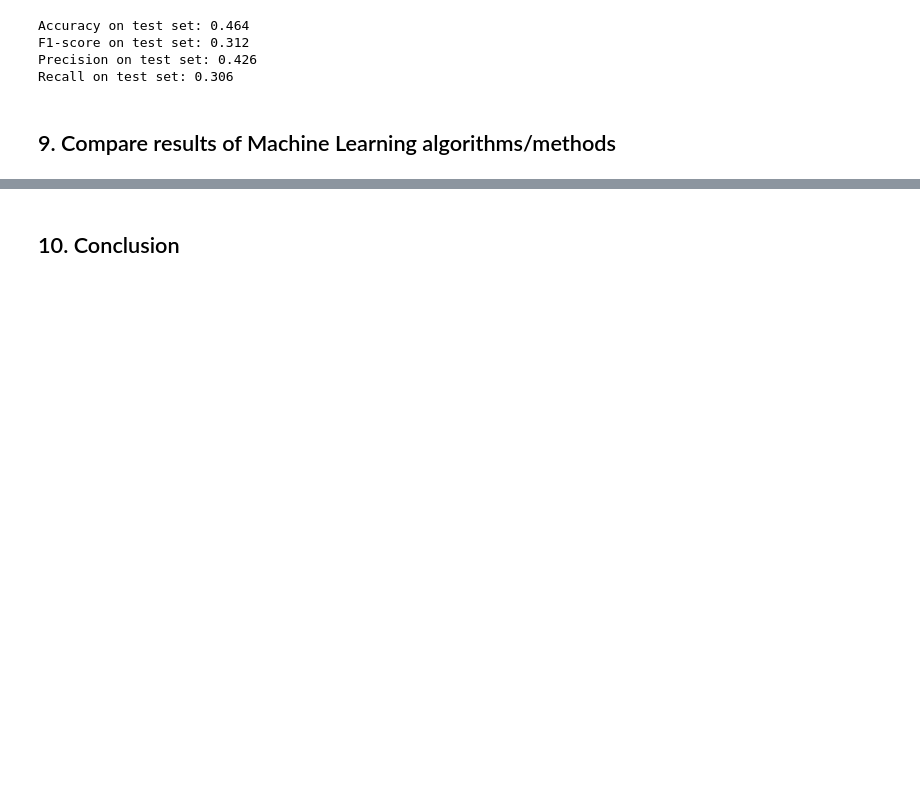
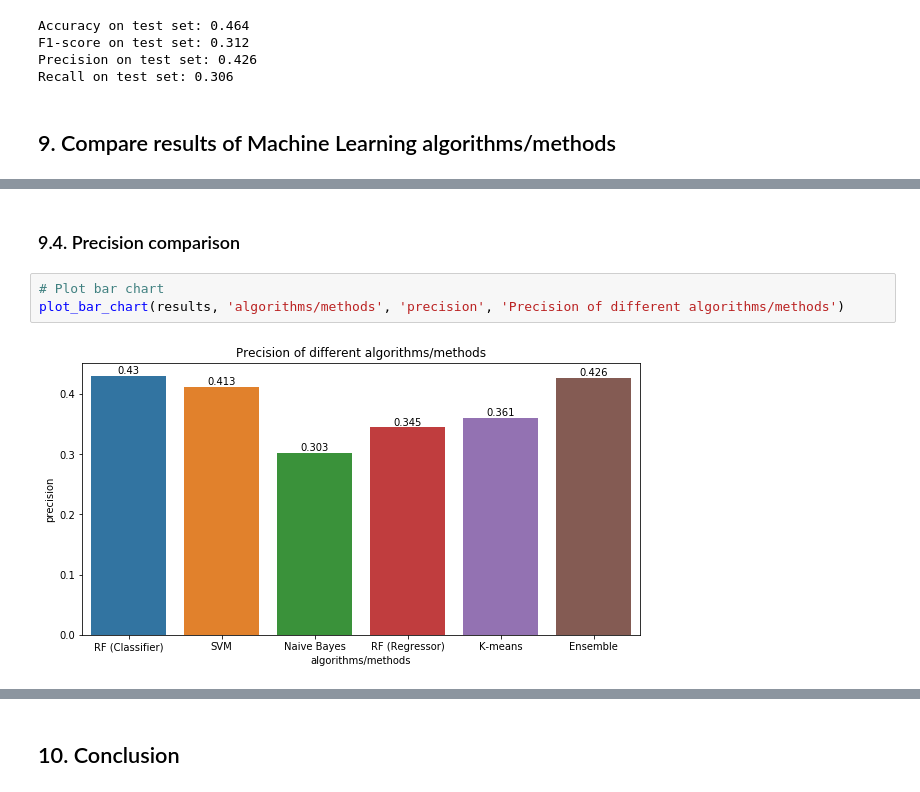
Before and after one commit to Vidovitsch/stack-overflow-survey-model, a Jupyter notebook: research.ipynb, the cells around one changed output, grey strips where cells are left out. Saved outputs shown, nothing was run; the diff lists cells and outputs as text; blank space fills up the shorter version.

```diff
--- a/research.ipynb
+++ b/research.ipynb
@@ -1205,0 +1265,7 @@ Recall on test set: 0.306
+# %% [markdown]
+### 9.4. Precision comparison
+# %%
+# Plot bar chart
+plot_bar_chart(results, 'algorithms/methods', 'precision', 'Precision of different algorithms/methods')
+# %% [output]
+[figure, added]
```
Also changed, not shown: parts of 13 cells of this notebook.
